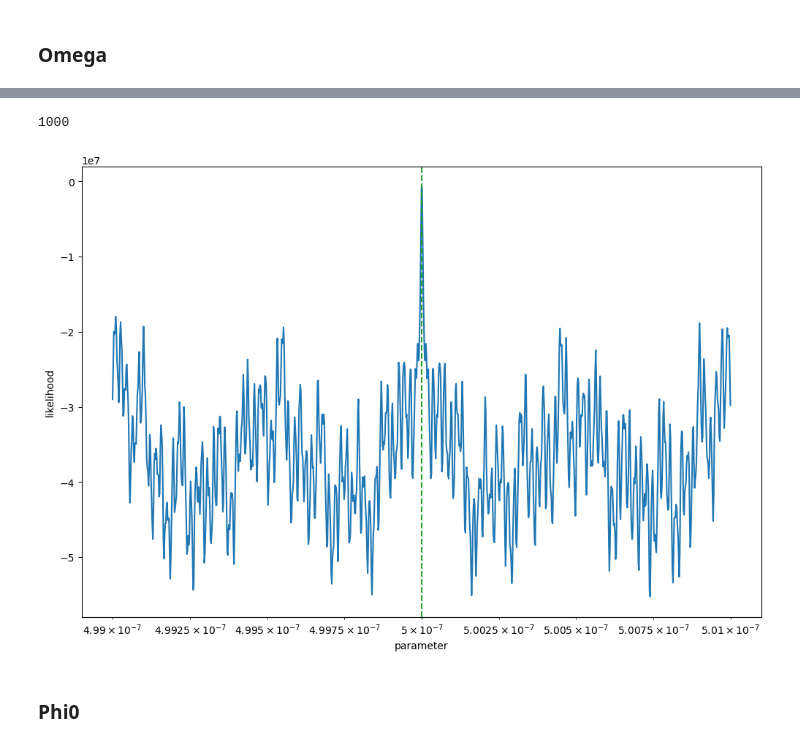
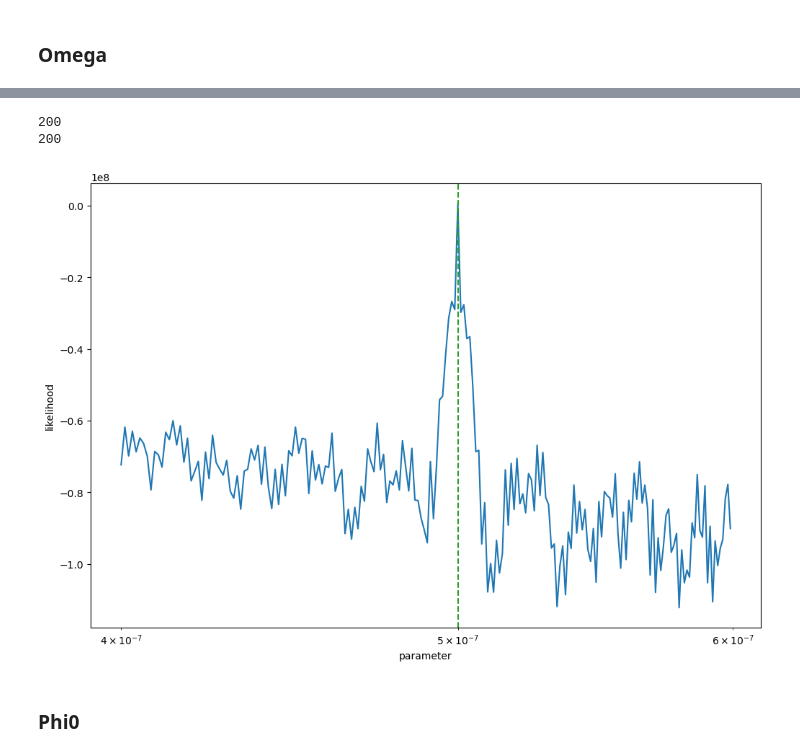
Before and after one commit to tomkimpson/StateSpacePTA, a Jupyter notebook: notebooks/likelihood_surfaces.ipynb, the cells around one changed output, grey strips where cells are left out. Drawn from its saved outputs; the diff is of its cells as text; code cells hidden in the pictures.

```diff
--- a/notebooks/likelihood_surfaces.ipynb
+++ b/notebooks/likelihood_surfaces.ipynb
@@ -38,7 +38,7 @@ from plotting import likelihoods_over_priors,iterate_over_priors
 import numpy as np
 
 #Set everything up
-P   = SystemParameters()   # define the system parameters
+P   = SystemParameters(h=1e-10,σp=0.0)   # define the system parameters
 PTA = Pulsars(P)               # setup the PTA
 data = SyntheticData(PTA,P)    # generate some synthetic data
 
@@ -50,7 +50,7 @@ model = LinearModel
 KF = KalmanFilter(model,data.f_measured,PTA)
 
 true_parameters = priors_dict(PTA,P)
-true_parameters["simga_m"] =1e-1# priors_dict(PTA,P)
+#true_parameters["simga_m"] =1e-1# priors_dict(PTA,P)
 
 model_likelihood= KF.likelihood(true_parameters)
 print("Optimal likelihood is: ", model_likelihood)
@@ -100,20 +105,24 @@ plot_likelihood(variable_range,likelihoods,True,true_parameters[variable])
 # %%
 import numpy as np
 variable = "omega_gw"
 eps = 1e-16
 truth = 5e-7
 delta = 1e7*eps
 variable_range = np.linspace(truth-delta,truth+delta,int(1e3))
+variable_range = np.arange(4e-7,6e-7,1e-9)
+print(len(variable_range))
+
 #variable_range = np.linspace(2e-7,8e-7,int(1e3))
 
 ##ariable_range = np.arange(1e-7,9e-7,5e-9)
 print(len(variable_range))
 selected_parameters = true_parameters.copy()
 likelihoods = iterate_over_priors(variable, variable_range,selected_parameters,KF)
 plot_likelihood(variable_range,likelihoods,True,true_parameters[variable])
 # %% [output]
-1000
+200
+200
-[figure, old version]
+[figure, new version]
 # %% [markdown]
 ### Phi0
 # %%
```
Also changed, not shown: parts of 5 cells of this notebook, 5 other files.
